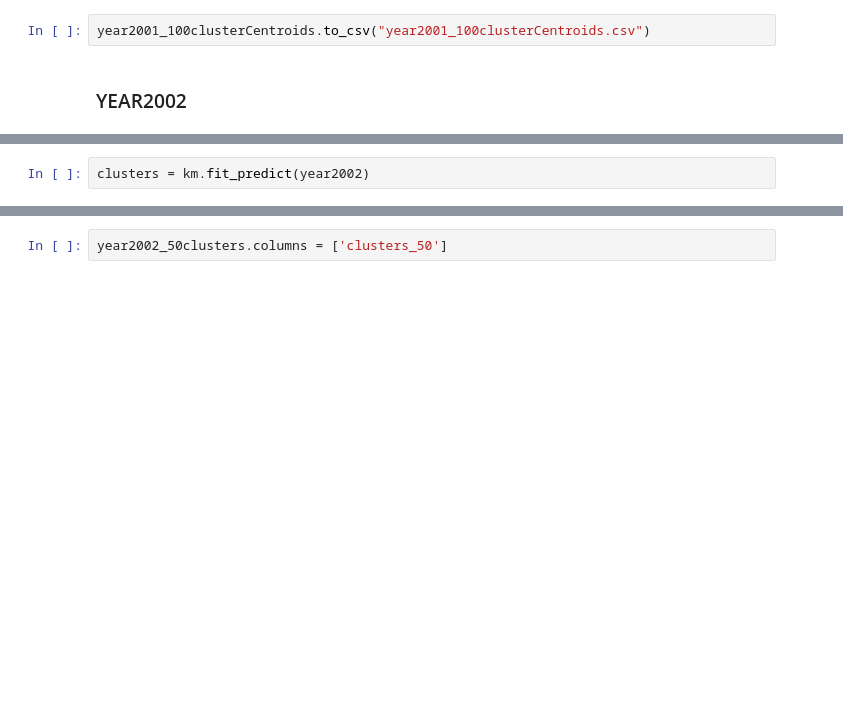
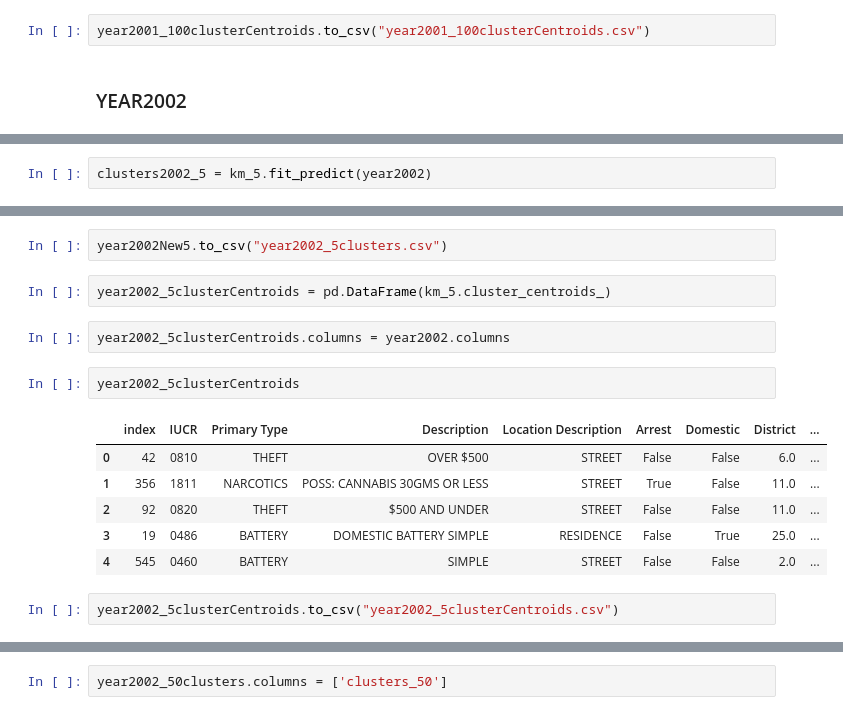
Before and after one commit to jyun38/Unsupervised-MachineLearning, a Jupyter notebook: finalProject/Clustering.ipynb, the cells around one changed output, grey strips where cells are left out. Drawn from its saved outputs; the diff is of its cells as text; blank space fills up the shorter version.

```diff
--- a/finalProject/Clustering.ipynb
+++ b/finalProject/Clustering.ipynb
@@ -612,5 +668,5 @@ year2001_100clusterCentroids.to_csv("year2001_100clusterCentroids.csv")
 # %%
-clusters = km.fit_predict(year2002)
+clusters2002_5 = km_5.fit_predict(year2002)
 # %% [output]
 Init: initializing centroids
 Init: initializing clusters
@@ -663,0 +771,17 @@ array([['0810', 'THEFT', 'OVER $500', 'STREET', 'False', 'False', '19.0',
+# %%
+year2002New5.to_csv("year2002_5clusters.csv")
+# %%
+year2002_5clusterCentroids = pd.DataFrame(km_5.cluster_centroids_)
+# %%
+year2002_5clusterCentroids.columns = year2002.columns
+# %%
+year2002_5clusterCentroids
+# %% [output]
+|  | index | IUCR | Primary Type | Description | Location Description | Arrest | Domestic | District | ... |
+| 0 | 42 | 0810 | THEFT | OVER $500 | STREET | False | False | 6.0 | ... |
+| 1 | 356 | 1811 | NARCOTICS | POSS: CANNABIS 30GMS OR LESS | STREET | True | False | 11.0 | ... |
+| 2 | 92 | 0820 | THEFT | $500 AND UNDER | STREET | False | False | 11.0 | ... |
+| 3 | 19 | 0486 | BATTERY | DOMESTIC BATTERY SIMPLE | RESIDENCE | False | True | 25.0 | ... |
+| 4 | 545 | 0460 | BATTERY | SIMPLE | STREET | False | False | 2.0 | ... |
+# %%
+year2002_5clusterCentroids.to_csv("year2002_5clusterCentroids.csv")
```
Also changed, not shown: parts of 360 cells of this notebook.
